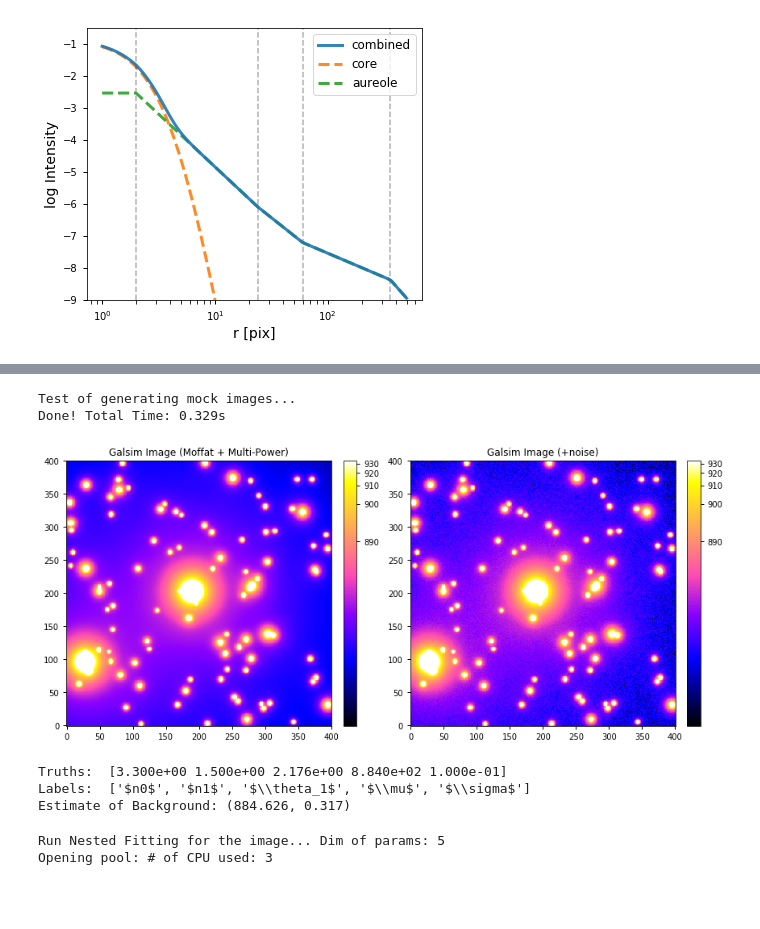
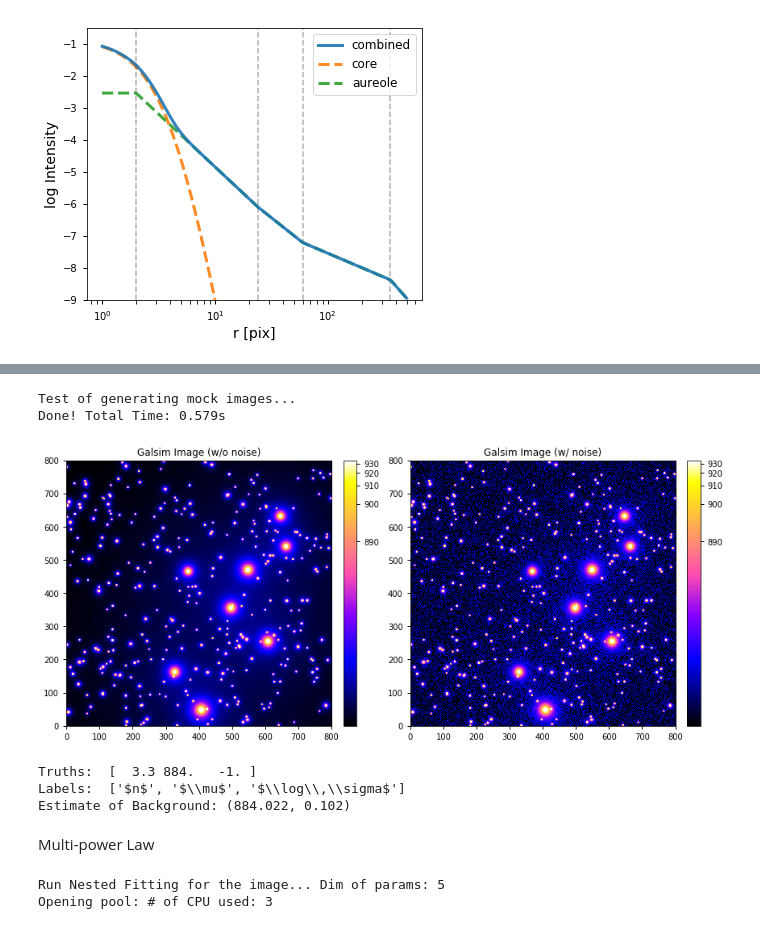
Before and after one commit to qliu4676/elderflower, a Jupyter notebook: demos/Run_Fitting_Mock_demo.ipynb, the cells around one changed output, grey strips where cells are left out. Cells and saved outputs as stored; diff of their text form; code cells hidden in the pictures; blank space fills up the shorter version.

Commit message:
integrate mask mock

```diff
--- a/demos/Run_Fitting_Mock_demo.ipynb
+++ b/demos/Run_Fitting_Mock_demo.ipynb
@@ -16,12 +13,12 @@ The autoreload extension is already loaded. To reload it, use:
 # %%
 # Meta-parameter
-n_star = 100
-wid_strip, n_strip = 12, 14
+n_star = 400
+wid_strip, n_strip = 12, 24
 mu = 884
 sigma = 1e-1
 # %%
 # Image Parameter
-image_size = 401
+image_size = 801
 pixel_scale = 2.5                                # arcsec/pixel
 
 # PSF Parameters
@@ -68,11 +65,8 @@ np.random.seed(888)
 Flux = Flux_Auto_SE.sample(n=n_star).values
 
 # Augment Flux
-Flux = Flux * 10
-Flux[Flux>1e6] = Flux[Flux>1e6] * 10
-
-# Convert Flux to Astropy Moffat Amplitude
-Amps = np.array([moffat2d_Flux2Amp(gamma_pix, beta_psf, Flux=(1-frac)*F) for F in Flux])
+# Flux = Flux * 10
+# Flux[Flux>1e6] = Flux[Flux>1e6] * 10
 
 # Thresholds depending on the actual PSF, noise level,
 # magnitude distribution of stars, which affect speed and accuracy.
@@ -81,6 +75,9 @@ Amps = np.array([moffat2d_Flux2Amp(gamma_pix, beta_psf, Flux=(1-frac)*F) for F i
 F_bright = 7e4
 F_verybright = 2.7e6
 
+F_bright = 1e4
+F_verybright = 2e5
+
 stars = Stars(star_pos, Flux, Flux_threshold=[F_bright, F_verybright])
 stars.plot_flux_dist()
 # %% [output]
@@ -156,28 +138,32 @@ Use sky strips crossing very bright stars
 # %%
 # Draw test
 print("Test of generating mock images...")
 start = time.time()
-image_tri = generate_mock_image(psf, stars) + image_base
+image_tri = generate_mock_image(psf, stars, brightest_only=True, draw_real=True) + image_base + mu
 end = time.time()
 print("Done! Total Time: %.3fs\n"%(end-start))
 
 # Compare mock and truth
 fig, (ax1, ax2) = plt.subplots(1,2,figsize=(12,6))
 im = ax1.imshow(image_tri, vmin=mu, vmax=mu+50, norm=norm1); colorbar(im)
 im = ax2.imshow(image_tri + noise_image, vmin=mu, vmax=mu+50, norm=norm1); colorbar(im)
-ax1.set_title("Galsim Image (Moffat + Multi-Power)")
-ax2.set_title("Galsim Image (+noise)")
+ax1.set_title("Galsim Image (w/o noise)")
+ax2.set_title("Galsim Image (w/ noise)")
 plt.tight_layout()
 # %% [output]
 Test of generating mock images...
-Done! Total Time: 0.329s
+Done! Total Time: 0.579s
-[figure, old version]
+[figure, new version]
 # %%
 # Truths and estimates
 ############################################
 
-labels = [r'$n0$', r'$n1$', r'$\theta_1$', r'$\mu$', r'$\sigma$']
-truths = np.concatenate([[n_s[0], n_s[-2]], [np.log10(theta_s[-2])], [mu, sigma]])
+labels = [r'$n0$', r'$n1$', r'$\theta_1$', r'$\mu$', r'$\log\,\sigma$']
+truths = np.concatenate([[n_s[0], n_s[-2]], [np.log10(theta_s[-2])], [mu, np.log10(sigma)]])
+
+labels = [r'$n$', r'$\mu$', r'$\log\,\sigma$']
+truths = n0, mu, np.log10(sigma)
+
 ndim = len(labels) if len(labels) == len(truths) else -1
 print("Truths: ", np.around(truths, 3))
 print("Labels: ", labels)
@@ -192,9 +178,11 @@ Y_clip = sigma_clip(Y, sigma=3, maxiters=10)
 mu_patch, std_patch = np.mean(Y_clip), np.std(Y_clip)
 print("Estimate of Background: (%.3f, %.3f)"%(mu_patch, std_patch))
 # %% [output]
-Truths:  [3.300e+00 1.500e+00 2.176e+00 8.840e+02 1.000e-01]
-Labels:  ['$n0$', '$n1$', '$\\theta_1$', '$\\mu$', '$\\sigma$']
-Estimate of Background: (884.626, 0.317)
+Truths:  [  3.3 884.   -1. ]
+Labels:  ['$n$', '$\\mu$', '$\\log\\,\\sigma$']
+Estimate of Background: (884.022, 0.102)
+# %% [markdown]
+Multi-power Law
 # %%
 # Priors and Likelihood Models for Fitting
 ############################################
```
Also changed, not shown: parts of 9 cells of this notebook.
